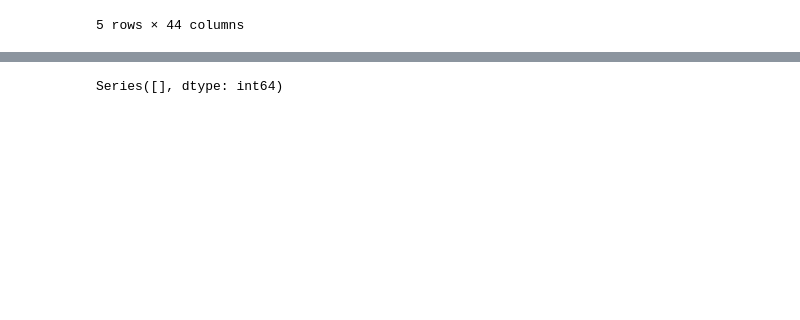
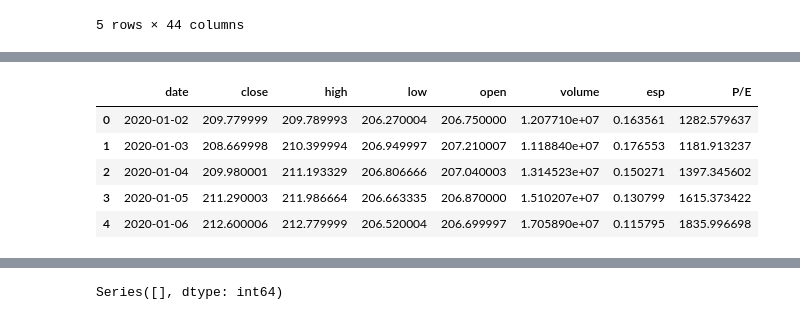
Before and after one commit to quoctoandang/ANALYSIS-AND-FORECASTING-OF-STOCK-PRICES-BASED-ON-TIME-SERIES, a Jupyter notebook: notebook/data_preprocessing.ipynb, the cells around one changed output, grey strips where cells are left out. Cells and saved outputs as stored; diff of their text form; code cells hidden in the pictures; blank space fills up the shorter version.

```diff
--- a/notebook/data_preprocessing.ipynb
+++ b/notebook/data_preprocessing.ipynb
@@ -24,3 +29,13 @@ df_setiment.head()
+# %%
+df_fundamental = pd.read_csv('../data/TSLA_fundamental.csv')
+df_fundamental.head()
+# %% [output]
+|  | date | close | high | low | open | volume | esp | P/E |
+| 0 | 2020-01-02 | 209.779999 | 209.789993 | 206.270004 | 206.750000 | 1.207710e+07 | 0.163561 | 1282.579637 |
+| 1 | 2020-01-03 | 208.669998 | 210.399994 | 206.949997 | 207.210007 | 1.118840e+07 | 0.176553 | 1181.913237 |
+| 2 | 2020-01-04 | 209.980001 | 211.193329 | 206.806666 | 207.040003 | 1.314523e+07 | 0.150271 | 1397.345602 |
+| 3 | 2020-01-05 | 211.290003 | 211.986664 | 206.663335 | 206.870000 | 1.510207e+07 | 0.130799 | 1615.373422 |
+| 4 | 2020-01-06 | 212.600006 | 212.779999 | 206.520004 | 206.699997 | 1.705890e+07 | 0.115795 | 1835.996698 |
 # %%
 df_setiment['date'] = pd.to_datetime(df_setiment['date'])
 df_technical['date'] = pd.to_datetime(df_technical['date'])
```
Also changed, not shown: parts of 11 cells of this notebook, 47 other files.
